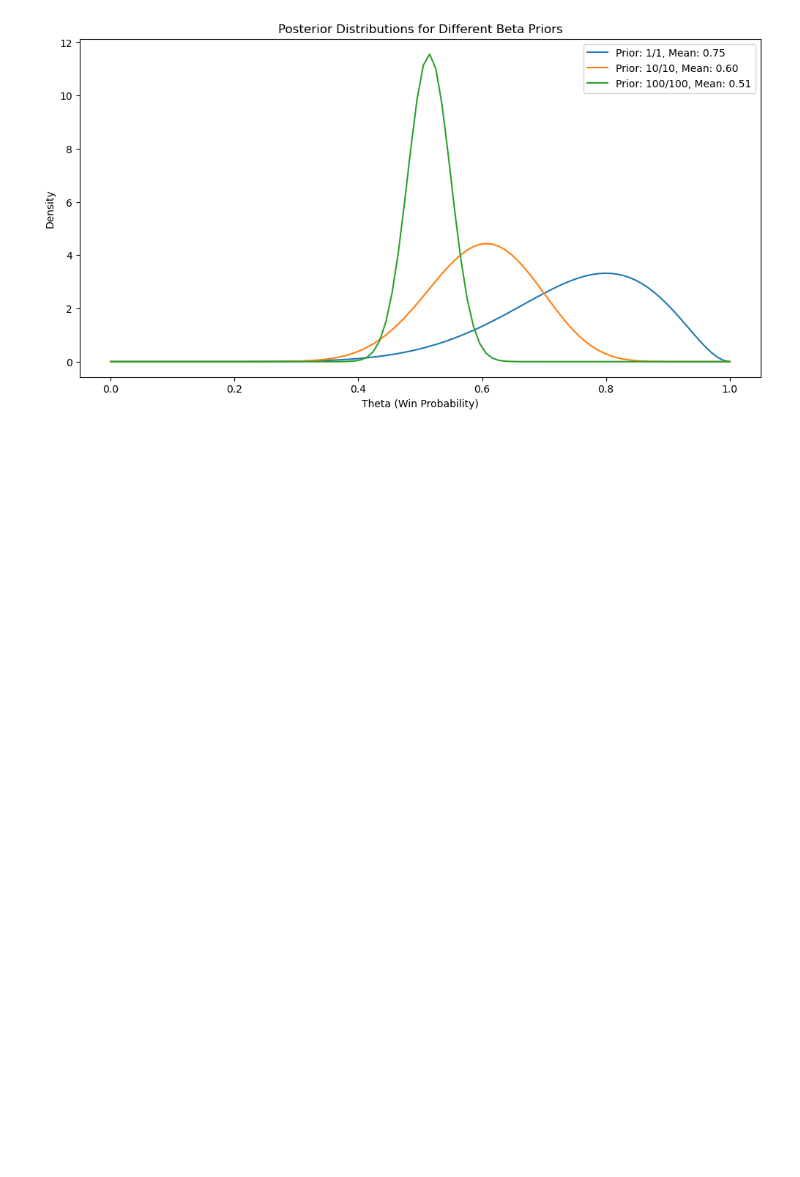
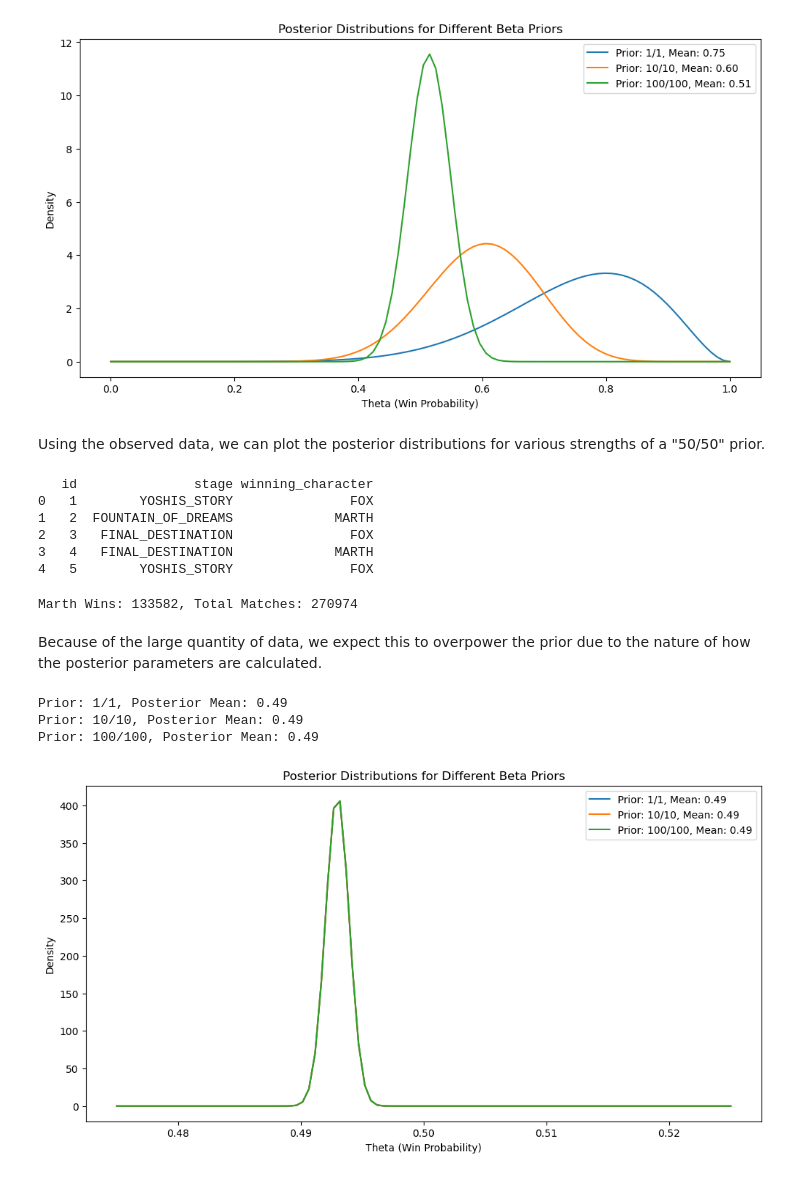
Before and after one commit to caseycapetola/ssbm-matchup-analysis, a Jupyter notebook: models/binomial_beta_model.ipynb, the cells around one changed output. Drawn from its saved outputs; the diff is of its cells as text; code cells hidden in the pictures; blank space fills up the shorter version.

```diff
--- a/models/binomial_beta_model.ipynb
+++ b/models/binomial_beta_model.ipynb
@@ -93,3 +93,54 @@ Prior: 1/1, Posterior Mean: 0.75
 Prior: 10/10, Posterior Mean: 0.60
 Prior: 100/100, Posterior Mean: 0.51
 [figure]
+# %% [markdown]
+Using the observed data, we can plot the posterior distributions for various strengths of a "50/50" prior.
+# %%
+# Read from fox_marth_competitive.csv
+data = pd.read_csv('data/fox_marth_competitive.csv')
+print(data.head())
+# %% [output]
+   id               stage winning_character
+0   1        YOSHIS_STORY               FOX
+1   2  FOUNTAIN_OF_DREAMS             MARTH
+2   3   FINAL_DESTINATION               FOX
+3   4   FINAL_DESTINATION             MARTH
+4   5        YOSHIS_STORY               FOX
+# %%
+# Create a new column 'marth_wins' that is 1 if MARTH is the winning_character, else 0
+data['marth_wins'] = (data['winning_character'] == 'MARTH').astype(int)
+marth_wins = data['marth_wins'].sum()
+total_matches = len(data)
+print(f"Marth Wins: {marth_wins}, Total Matches: {total_matches}")
+# %% [output]
+Marth Wins: 133582, Total Matches: 270974
+# %% [markdown]
+Because of the large quantity of data, we expect this to overpower the prior due to the nature of how the posterior parameters are calculated.
+# %%
+x_obs = marth_wins
+n_obs = total_matches
+
+priors = [(1, 1), (10, 10), (100, 100)]
+
+# Plot posterior distributions for each prior
+theta_vals = np.linspace(0, 1, 100)
+plt.figure(figsize=(12, 6))
+for alpha_prior, beta_prior in priors:
+    post_alpha = alpha_prior + x_obs
+    post_beta = beta_prior + n_obs - x_obs
+    post = sc.beta(a=post_alpha, b=post_beta)
+    mean = post.mean()
+    print(f"Prior: {alpha_prior}/{beta_prior}, Posterior Mean: {mean:.2f}")
+    x = np.linspace(0.475, 0.525, 100)
+    y = post.pdf(x)
+    plt.plot(x, y, label=f'Prior: {alpha_prior}/{beta_prior}, Mean: {mean:.2f}')
+plt.title('Posterior Distributions for Different Beta Priors')
+plt.xlabel('Theta (Win Probability)')
+plt.ylabel('Density')
+plt.legend()
+plt.show()
+# %% [output]
+Prior: 1/1, Posterior Mean: 0.49
+Prior: 10/10, Posterior Mean: 0.49
+Prior: 100/100, Posterior Mean: 0.49
+[figure, added]
```
Also changed, not shown: parts of 4 cells of this notebook, 1 other file.
